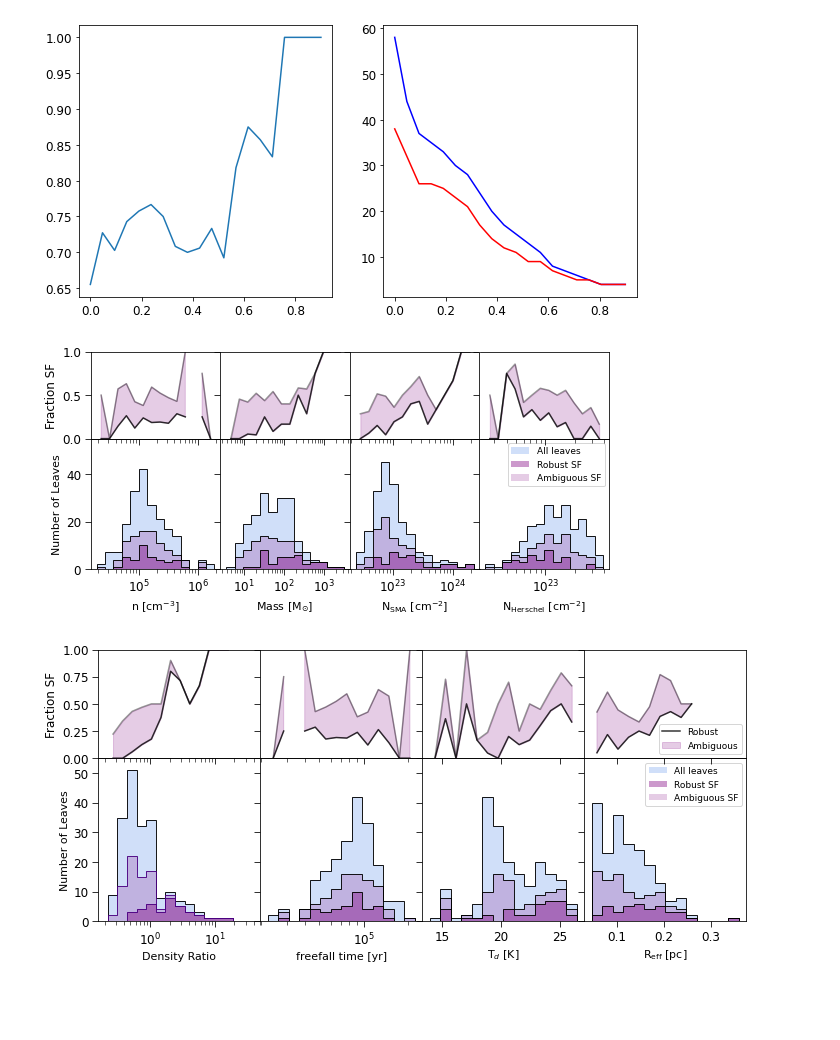
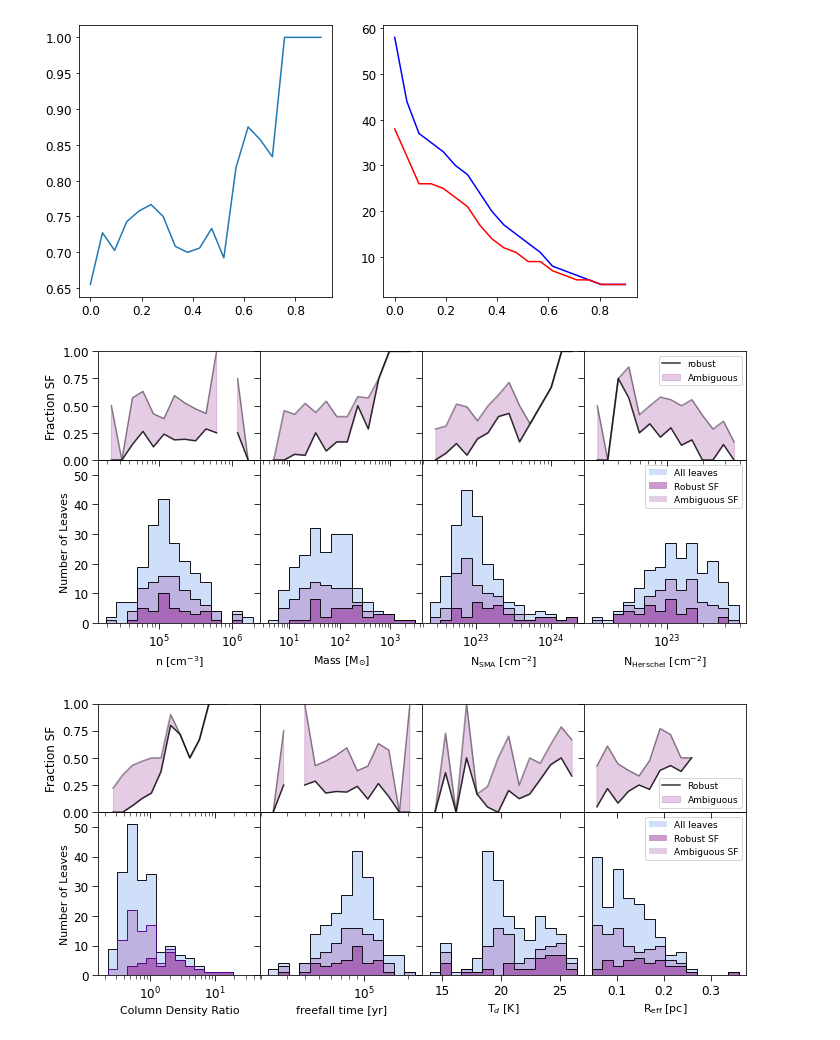
Before and after one commit to hpthatchfield/cmzoom_SFC, a Jupyter notebook: make_CMZoom_SF_figures.ipynb, the cells around one changed output. Drawn from its saved outputs; the diff is of its cells as text; code cells hidden in the pictures; blank space fills up the shorter version.

```diff
--- a/make_CMZoom_SF_figures.ipynb
+++ b/make_CMZoom_SF_figures.ipynb
@@ -179,7 +255,7 @@ ax.plot(od_arr, od_num_SF_arr, color='r')
 ### 4 and 4 panel histograms, separate range between robust and ambiguous
 ##################################################################
 ### multi panel histograms
-fig = plt.figure(constrained_layout=False,figsize=(8,4))
+fig = plt.figure(constrained_layout=False,figsize=(10,5))
 gs1 = fig.add_gridspec(nrows=5, ncols=4, left=0.05, right=0.95,
                         wspace=0.00,hspace=0.0)
 
@@ -352,35 +428,36 @@ h2,l2,e2 = ax.hist(quantity[cond1],log=False,bins=logbins,
 h3,l3,e3 = ax.hist(quantity[cond12],log=False,bins=logbins,
                    color='purple',alpha=0.2,label='Ambiguous SF')
 h3,l3,e3 = ax.hist(quantity[cond12],log=False,bins=logbins,
                    color='k',alpha=0.9,histtype='step')
 
 ax.set_xscale('log')
 ax.set_yticklabels([])
 ax.set_ylim(0,55)
 ax.tick_params(length=6,which='major',axis='both',direction='out')
 ax.tick_params(length=4,which='minor',axis='both',direction='out')
 ax.legend(loc='upper right',fontsize=9)
 
 ax2 = fig.add_subplot(gs1[0:2,3])
 ax2.set_xlim(ax.get_xlim())
 ax2.set_xscale('log')
 ax2.tick_params(length=6,which='major',axis='both',direction='out')
 ax2.tick_params(length=4,which='minor',axis='both',direction='out')
 ax2.set_yticklabels([])
 ax2.set_xticklabels([])
 for i in range(len(logbins)-1):
     bincens[i]=(logbins[i+1]+logbins[i])/2.
-ax2.plot(bincens[:-1],h2/h1,color='k',alpha=0.8,label='Ambiguous')
+ax2.plot(bincens[:-1],h2/h1,color='k',alpha=0.8,label='robust')
 ax2.plot(bincens[:-1],h3/h1,color='k',alpha=0.4)
 ax2.fill_between(bincens[:-1],y1=h2/h1,y2=h3/h1,color='purple',alpha=0.2,label='Ambiguous')
 ax2.set_ylim(0,1)
+ax2.legend(loc='upper right', fontsize=9)
 ax.set_yticklabels([])
 ax.set_xlabel("N$_{\\rm Herschel}$ [cm$^{-2}$]",fontsize=11)
 #plt.tight_layout()
 
 plt.savefig(savepath+'final_sf_prop_hist_multipanel_4and4_1.pdf',dpi=300,bbox_inches='tight')
 # %% [output]
-[figure, old version]
+[figure, new version]
 # %%
 ##################################################################
 ### 4 and 4 panel histograms, separate range between robust and ambiguous
@@ -434,7 +511,7 @@ ax2.plot(bincens[:-1],h2/h1,color='k',alpha=0.8)
 ax2.plot(bincens[:-1],h3/h1,color='k',alpha=0.4)
 ax2.fill_between(bincens[:-1],y1=h2/h1,y2=h3/h1,color='purple',alpha=0.2)
 ax2.set_ylim(0,1)
-ax.set_xlabel("Density Ratio",fontsize=11)
+ax.set_xlabel("Column Density Ratio",fontsize=11)
 ax.set_ylabel("Number of Leaves",fontsize=11)
 
 #######################################################################
@@ -579,4 +656,4 @@ ax.set_xlabel("R$_{\\rm eff}$ [pc]",fontsize=11)
 
 plt.savefig(savepath+'final_sf_prop_hist_multipanel_4and4_2.pdf',dpi=300,bbox_inches='tight')
 # %% [output]
-[figure, old version]
+[figure, new version]
```
Also changed, not shown: parts of 3 cells of this notebook, 1 other file.
